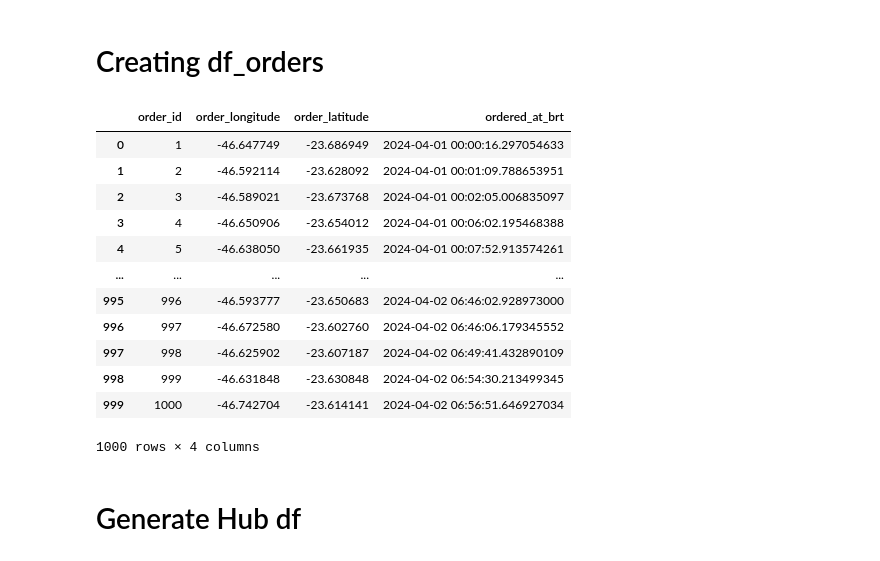
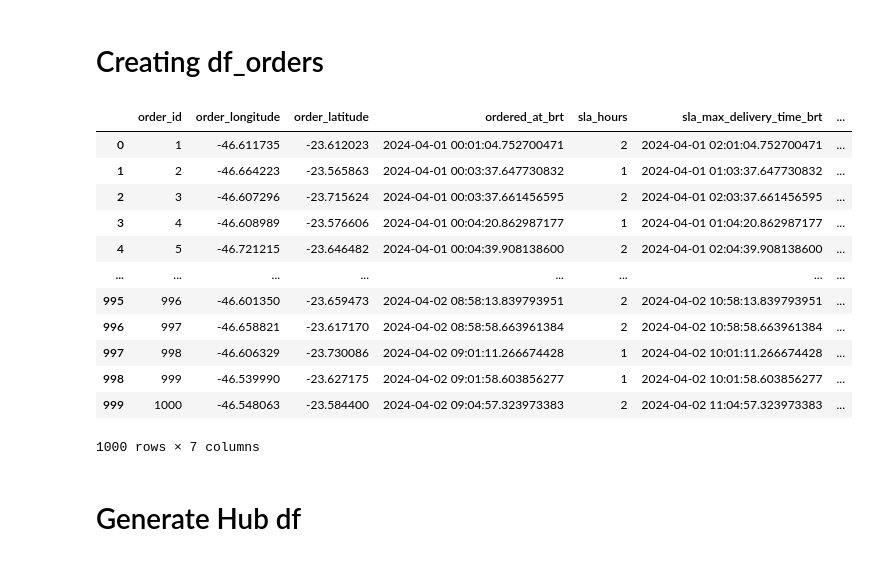
Before and after one commit to dumontezdata/demand-allocation-pocs, a Jupyter notebook: Jupyter Notebooks/Mestrado - Simulação Pedidos.ipynb, the cells around one changed output. Saved outputs shown, nothing was run; the diff lists cells and outputs as text; code cells hidden in the pictures.

```diff
--- a/Jupyter Notebooks/Mestrado - Simulação Pedidos.ipynb
+++ b/Jupyter Notebooks/Mestrado - Simulação Pedidos.ipynb
@@ -11,9 +39,15 @@ import random
 # %% [markdown]
 # Parameters
 # %%
+seed=1
+np.random.seed(seed)  # Set the seed for reproducibility
 num_samples = 1000  # Number of order samples
 lambda_ = 5  # rate of occurence poisson distribution
-long_mean = -46.64801  # long center sp
+long_mean = center_lon  # long center sp
+lat_mean = center_lat  # lat center sp
+max_lat = max_lat_sp
+min_lat = min_lat_sp
+max_lon = max_lon_sp
+min_lon = min_lon_sp
 long_stddev = 0.05  # Standard deviation of longitude distribution
-lat_mean = -23.65023  # lat center sp
 lat_stddev = 0.05  # Standard deviation of the latitude distribution
@@ -106,10 +71,22 @@ See the caveats in the documentation: https://pandas.pydata.org/pandas-docs/stab
 # %%
-def generate_normal_distribution(mean, std_dev, n):
+def generate_normal_distribution(mean, std_dev, n, min_val=None, max_val=None):
     samples = np.random.normal(mean, std_dev, n)
+    if min_val is not None or max_val is not None:
+        samples = np.clip(samples, a_min=min_val, a_max=max_val)
     return samples.tolist()
 
 # Generate samples for the first distribution
-long_samples = generate_normal_distribution(long_mean, long_stddev, num_samples)
+long_samples = generate_normal_distribution(long_mean, long_stddev, num_samples,min_val=min_lon,max_val=max_lon)
 
 # Generate samples for the second distribution
-lat_samples = generate_normal_distribution(lat_mean, lat_stddev, num_samples)
+lat_samples = generate_normal_distribution(lat_mean, lat_stddev, num_samples,min_val=min_lat,max_val=max_lat)
+
+# Define the SLA time choices and their probabilities
+sla_choices = [1, 2, 3]
+sla_probs = [0.25, 0.5, 0.25]
+
+# Randomly assign SLA hours to each order
+sla_hours = np.random.choice(sla_choices, size=num_samples, p=sla_probs)
+
+# Generate order weights from a normal distribution
+order_weights = generate_normal_distribution(mean=7, std_dev=3, n=num_samples, min_val=0.01, max_val=20)
@@ -138,24 +95,27 @@ lat_samples
 # %%
 df_orders = pd.DataFrame(columns=["order_id"])
 df_orders['order_id'] = [i for i in range(1, num_samples+1)]
 df_orders['order_longitude'] = long_samples
 df_orders['order_latitude'] = lat_samples
 df_orders['ordered_at_brt'] = timestamps
+df_orders['sla_hours'] = sla_hours
+df_orders['sla_max_delivery_time_brt'] = df_orders['ordered_at_brt'] + pd.to_timedelta(df_orders['sla_hours'], unit='h')
+df_orders['order_weight'] = order_weights
 df_orders
 # %% [output]
-|  | order_id | order_longitude | order_latitude | ordered_at_brt |
-| 0 | 1 | -46.647749 | -23.686949 | 2024-04-01 00:00:16.297054633 |
-| 1 | 2 | -46.592114 | -23.628092 | 2024-04-01 00:01:09.788653951 |
-| 2 | 3 | -46.589021 | -23.673768 | 2024-04-01 00:02:05.006835097 |
-| 3 | 4 | -46.650906 | -23.654012 | 2024-04-01 00:06:02.195468388 |
-| 4 | 5 | -46.638050 | -23.661935 | 2024-04-01 00:07:52.913574261 |
-| ... | ... | ... | ... | ... |
-| 995 | 996 | -46.593777 | -23.650683 | 2024-04-02 06:46:02.928973000 |
-| 996 | 997 | -46.672580 | -23.602760 | 2024-04-02 06:46:06.179345552 |
-| 997 | 998 | -46.625902 | -23.607187 | 2024-04-02 06:49:41.432890109 |
-| 998 | 999 | -46.631848 | -23.630848 | 2024-04-02 06:54:30.213499345 |
-| 999 | 1000 | -46.742704 | -23.614141 | 2024-04-02 06:56:51.646927034 |
+|  | order_id | order_longitude | order_latitude | ordered_at_brt | sla_hours | sla_max_delivery_time_brt | ... |
+| 0 | 1 | -46.611735 | -23.612023 | 2024-04-01 00:01:04.752700471 | 2 | 2024-04-01 02:01:04.752700471 | ... |
+| 1 | 2 | -46.664223 | -23.565863 | 2024-04-01 00:03:37.647730832 | 1 | 2024-04-01 01:03:37.647730832 | ... |
+| 2 | 3 | -46.607296 | -23.715624 | 2024-04-01 00:03:37.661456595 | 2 | 2024-04-01 02:03:37.661456595 | ... |
+| 3 | 4 | -46.608989 | -23.576606 | 2024-04-01 00:04:20.862987177 | 1 | 2024-04-01 01:04:20.862987177 | ... |
+| 4 | 5 | -46.721215 | -23.646482 | 2024-04-01 00:04:39.908138600 | 2 | 2024-04-01 02:04:39.908138600 | ... |
+| ... | ... | ... | ... | ... | ... | ... | ... |
+| 995 | 996 | -46.601350 | -23.659473 | 2024-04-02 08:58:13.839793951 | 2 | 2024-04-02 10:58:13.839793951 | ... |
+| 996 | 997 | -46.658821 | -23.617170 | 2024-04-02 08:58:58.663961384 | 2 | 2024-04-02 10:58:58.663961384 | ... |
+| 997 | 998 | -46.606329 | -23.730086 | 2024-04-02 09:01:11.266674428 | 1 | 2024-04-02 10:01:11.266674428 | ... |
+| 998 | 999 | -46.539990 | -23.627175 | 2024-04-02 09:01:58.603856277 | 1 | 2024-04-02 10:01:58.603856277 | ... |
+| 999 | 1000 | -46.548063 | -23.584400 | 2024-04-02 09:04:57.323973383 | 2 | 2024-04-02 11:04:57.323973383 | ... |
-1000 rows × 4 columns
+1000 rows × 7 columns
 # %% [markdown]
 # Generate Hub df
 # %%
```
Also changed, not shown: parts of 58 cells of this notebook.
